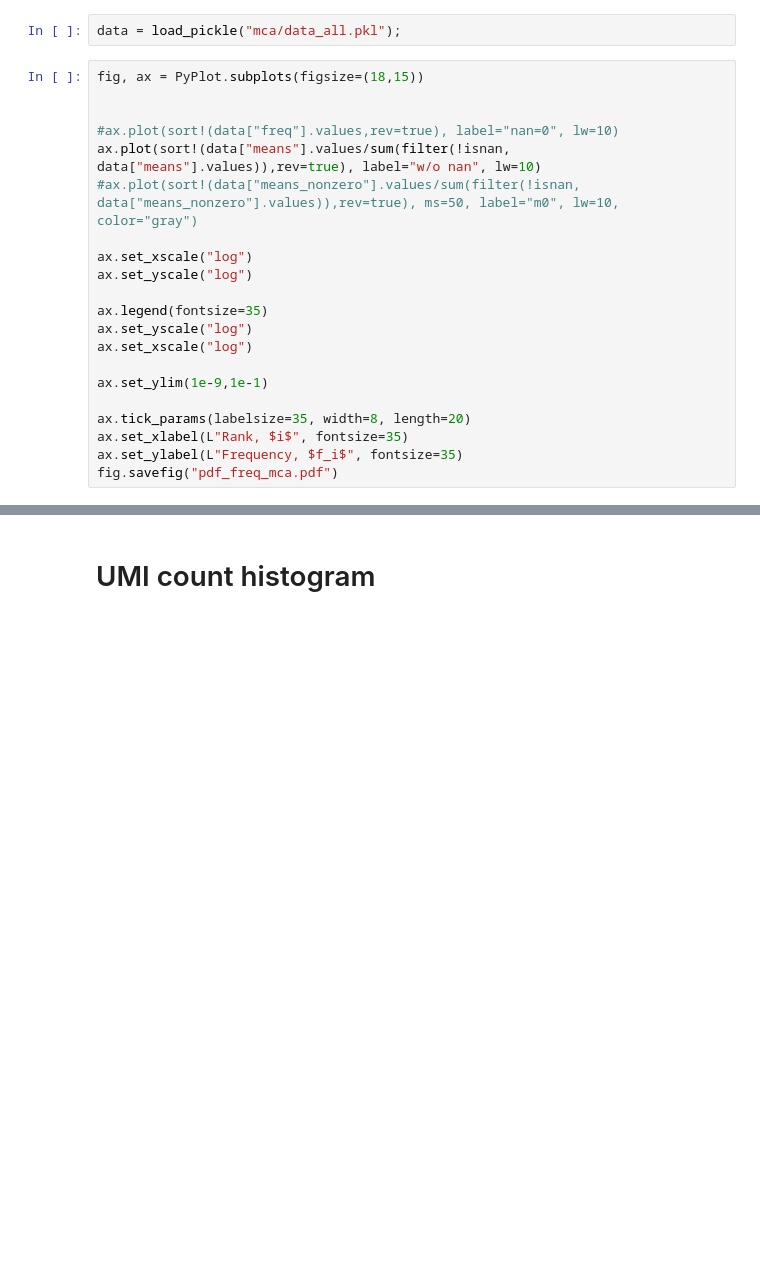
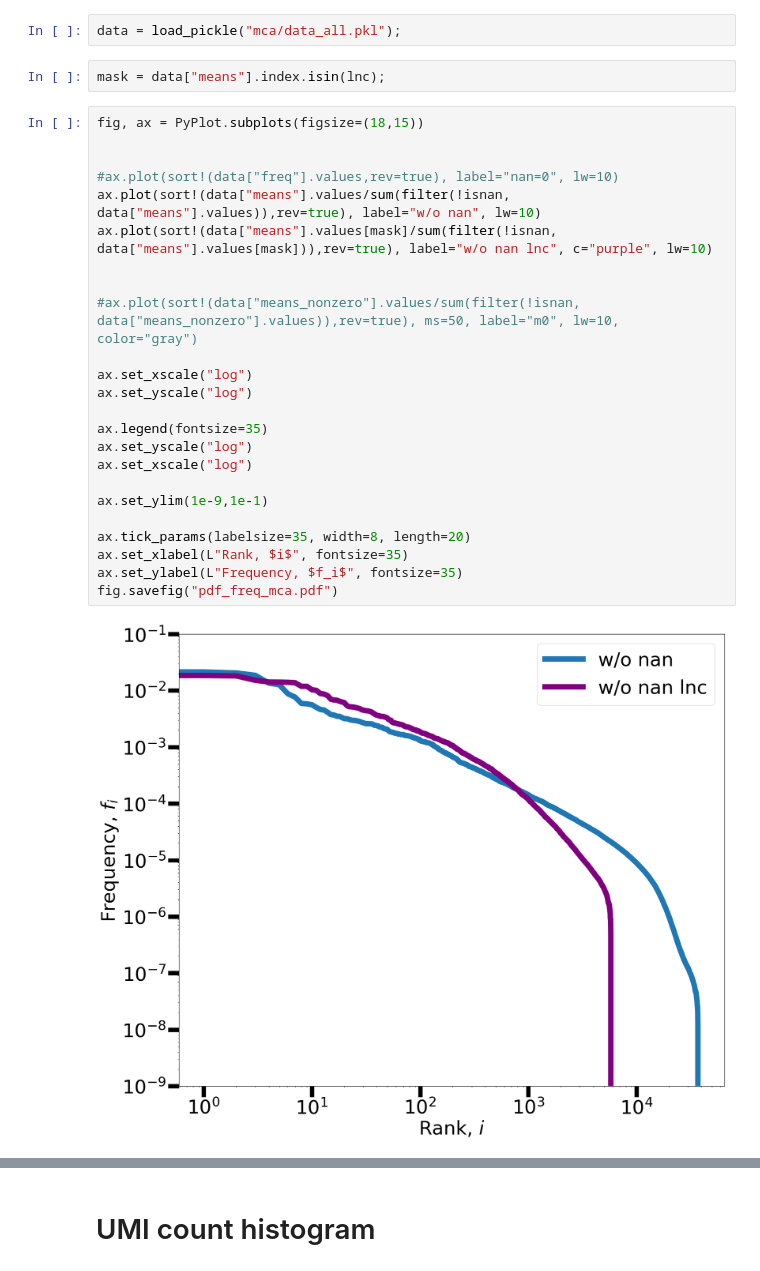
Before and after one commit to fvalle1/phd, a Jupyter notebook: mouse_Atlas/after_plot.ipynb, the cells around one changed output, grey strips where cells are left out. Drawn from its saved outputs; the diff is of its cells as text; blank space fills up the shorter version.

```diff
--- a/mouse_Atlas/after_plot.ipynb
+++ b/mouse_Atlas/after_plot.ipynb
@@ -512,27 +544,34 @@ fig.savefig("U_mca.pdf")
 # Pdf of Frequencies
 # %%
 data = load_pickle("mca/data_all.pkl");
+# %%
+mask = data["means"].index.isin(lnc);
 # %%
 fig, ax = PyPlot.subplots(figsize=(18,15))
 
 
 #ax.plot(sort!(data["freq"].values,rev=true), label="nan=0", lw=10)
 ax.plot(sort!(data["means"].values/sum(filter(!isnan, data["means"].values)),rev=true), label="w/o nan", lw=10)
+ax.plot(sort!(data["means"].values[mask]/sum(filter(!isnan, data["means"].values[mask])),rev=true), label="w/o nan lnc", c="purple", lw=10)
+
+
 #ax.plot(sort!(data["means_nonzero"].values/sum(filter(!isnan, data["means_nonzero"].values)),rev=true), ms=50, label="m0", lw=10, color="gray")
 
 ax.set_xscale("log")
 ax.set_yscale("log")
 
 ax.legend(fontsize=35)
 ax.set_yscale("log")
 ax.set_xscale("log")
 
 ax.set_ylim(1e-9,1e-1)
 
 ax.tick_params(labelsize=35, width=8, length=20)
 ax.set_xlabel(L"Rank, $i$", fontsize=35)
 ax.set_ylabel(L"Frequency, $f_i$", fontsize=35)
 fig.savefig("pdf_freq_mca.pdf")
+# %% [output]
+[figure, added]
 # %%
 fig, ax = PyPlot.subplots(figsize=(18,15))
 
```
Also changed, not shown: parts of 4 cells of this notebook.
